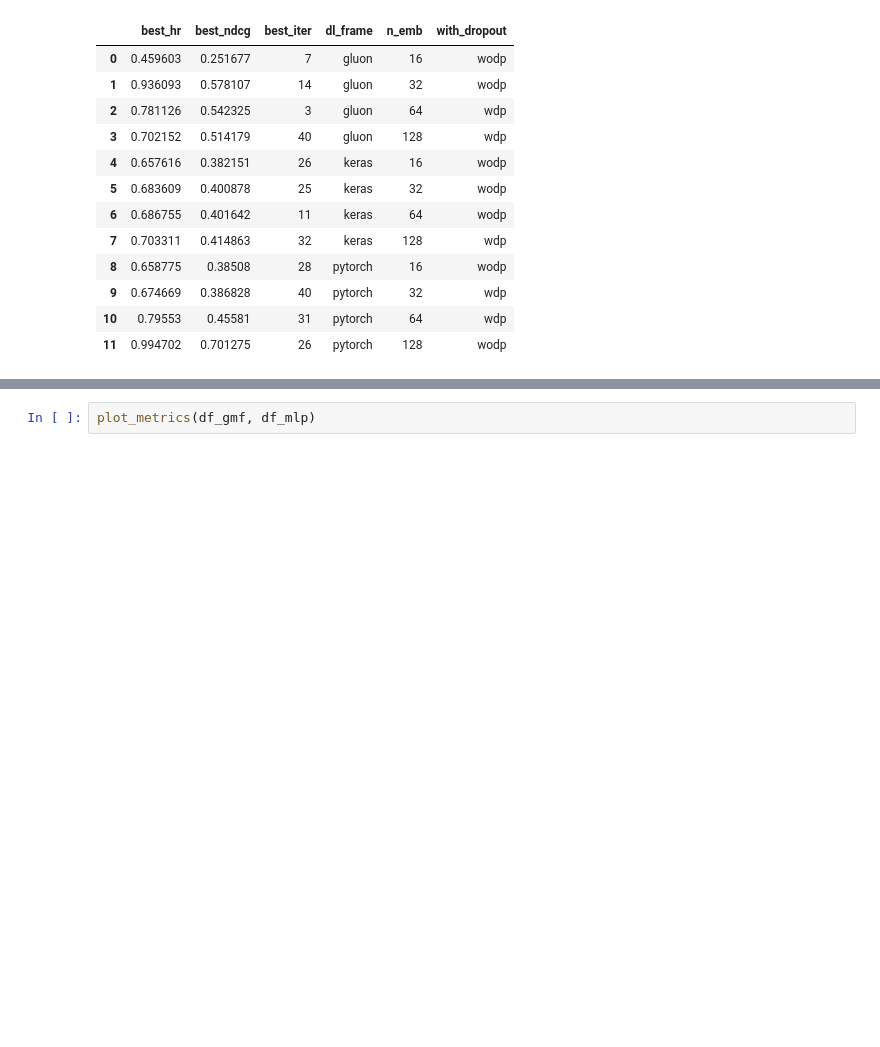
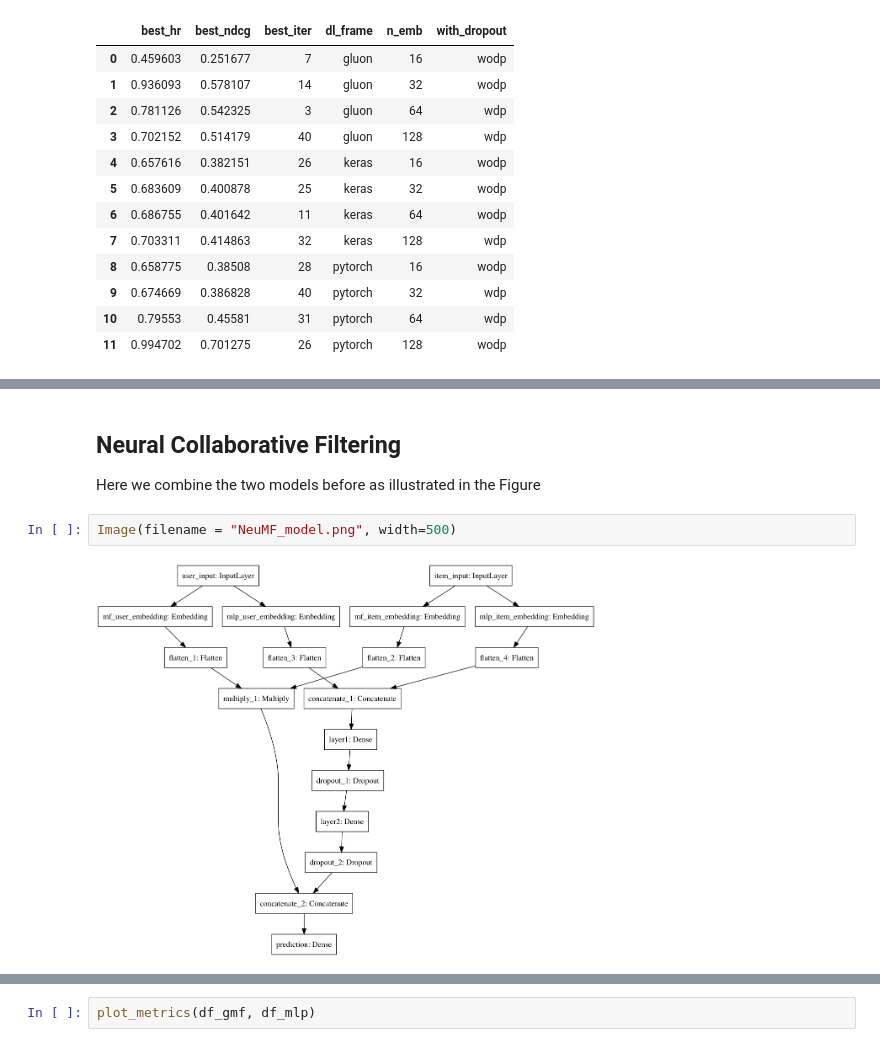
Before and after one commit to jrzaurin/neural_cf, a Jupyter notebook: results_summary.ipynb, the cells around one changed output, grey strips where cells are left out. Drawn from its saved outputs; the diff is of its cells as text; blank space fills up the shorter version.

```diff
--- a/results_summary.ipynb
+++ b/results_summary.ipynb
@@ -53,0 +107,8 @@ df_mlp.style.apply(lambda x: ['background: lightgreen' if x.name in idxmax else
+# %% [markdown]
+## Neural Collaborative Filtering
+
+Here we combine the two models before as illustrated in the Figure
+# %%
+Image(filename = "NeuMF_model.png", width=500)
+# %% [output]
+[figure, added]
```
Also changed, not shown: parts of 20 cells of this notebook, 2 other files.
